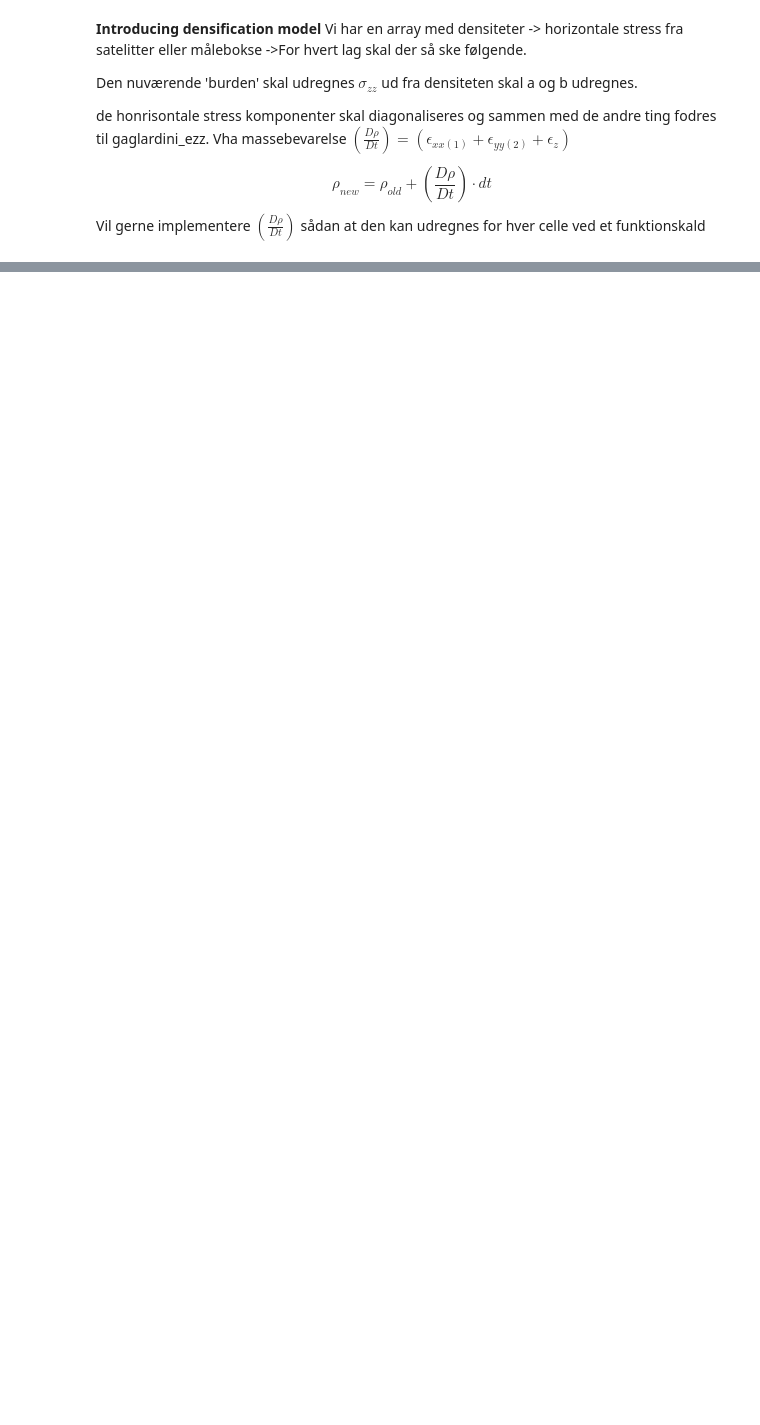
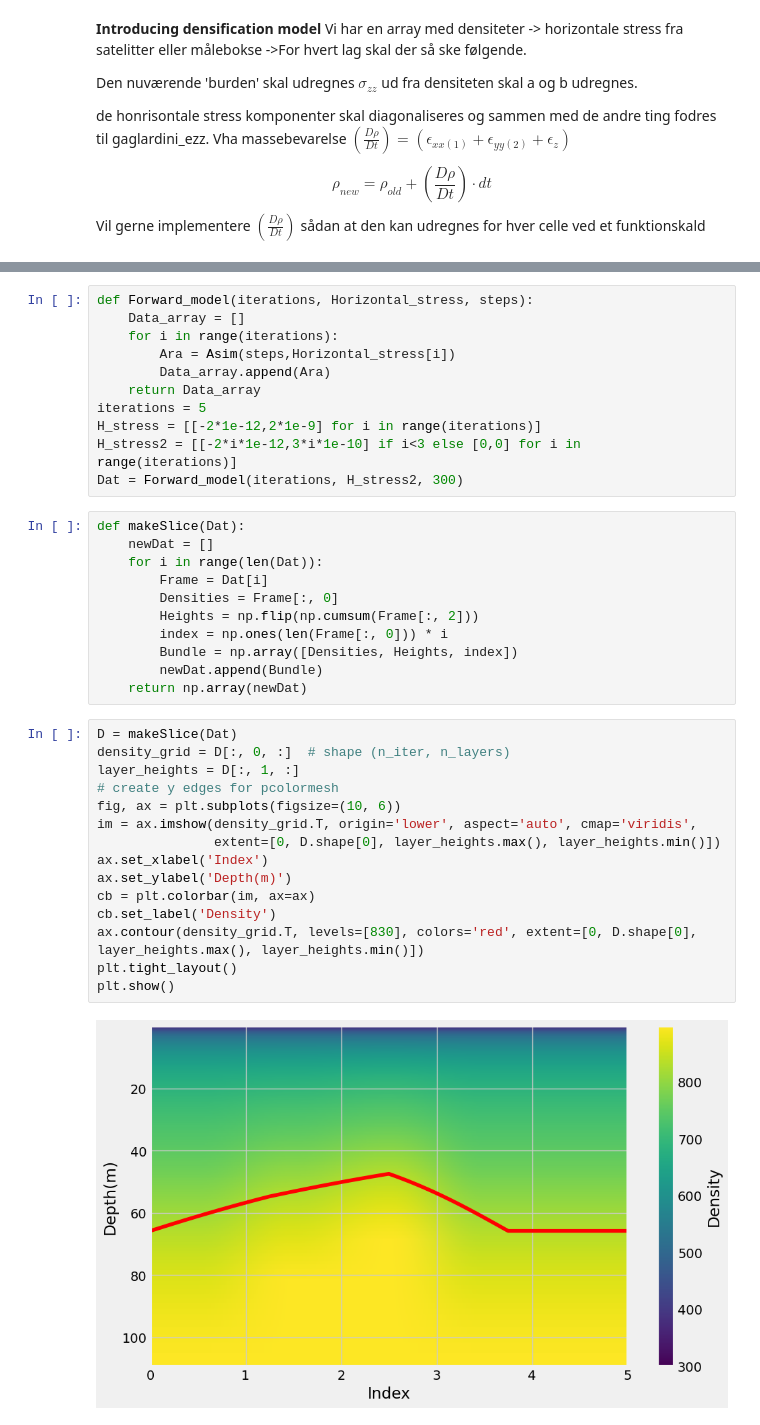
Before and after one commit to NikolajMunkKjaersgaard/Compressible-Fern-Model, a Jupyter notebook: Puk Fern /Inital.ipynb, the cells around one changed output, grey strips where cells are left out. Cells and saved outputs as stored; diff of their text form; blank space fills up the shorter version.

```diff
--- a/Puk Fern /Inital.ipynb
+++ b/Puk Fern /Inital.ipynb
@@ -379,0 +312,39 @@ plt.tight_layout()
+# %%
+def Forward_model(iterations, Horizontal_stress, steps):
+    Data_array = []
+    for i in range(iterations):
+        Ara = Asim(steps,Horizontal_stress[i])
+        Data_array.append(Ara)
+    return Data_array
+iterations = 5
+H_stress = [[-2*1e-12,2*1e-9] for i in range(iterations)]
+H_stress2 = [[-2*i*1e-12,3*i*1e-10] if i<3 else [0,0] for i in range(iterations)]
+Dat = Forward_model(iterations, H_stress2, 300)
+# %%
+def makeSlice(Dat):
+    newDat = []
+    for i in range(len(Dat)):
+        Frame = Dat[i]
+        Densities = Frame[:, 0]
+        Heights = np.flip(np.cumsum(Frame[:, 2]))
+        index = np.ones(len(Frame[:, 0])) * i
+        Bundle = np.array([Densities, Heights, index])
+        newDat.append(Bundle)
+    return np.array(newDat)
+# %%
+D = makeSlice(Dat)
+density_grid = D[:, 0, :]  # shape (n_iter, n_layers)
+layer_heights = D[:, 1, :]
+# create y edges for pcolormesh
+fig, ax = plt.subplots(figsize=(10, 6))
+im = ax.imshow(density_grid.T, origin='lower', aspect='auto', cmap='viridis',
+               extent=[0, D.shape[0], layer_heights.max(), layer_heights.min()])
+ax.set_xlabel('Index')
+ax.set_ylabel('Depth(m)')
+cb = plt.colorbar(im, ax=ax)
+cb.set_label('Density')
+ax.contour(density_grid.T, levels=[830], colors='red', extent=[0, D.shape[0], layer_heights.max(), layer_heights.min()])
+plt.tight_layout()
+plt.show()
+# %% [output]
+[figure, added]
```
Also changed, not shown: parts of 17 cells of this notebook, 1 other file.
